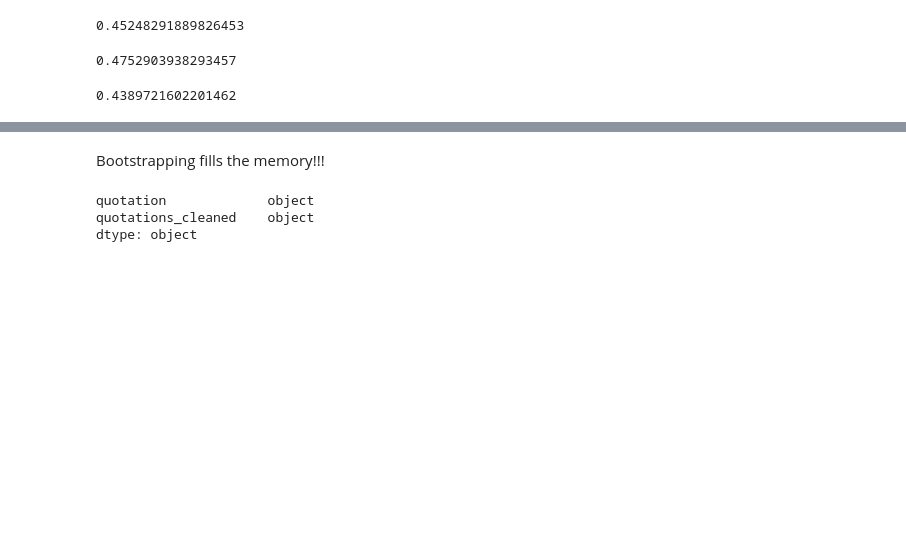
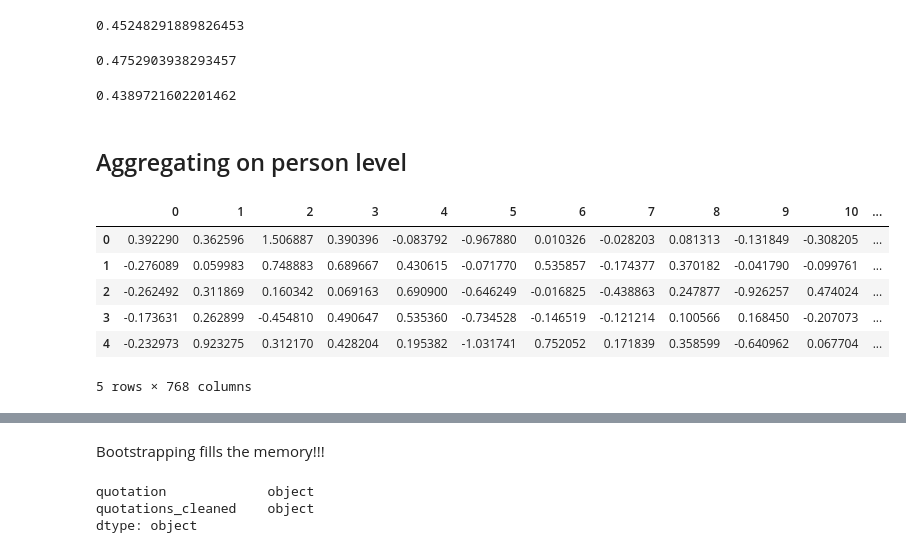
Before and after one commit to epfl-ada/ada-2021-project-the-internationadas, a Jupyter notebook: scripts/data_exploration.ipynb, the cells around one changed output, grey strips where cells are left out. Drawn from its saved outputs; the diff is of its cells as text; code cells hidden in the pictures; blank space fills up the shorter version.

```diff
--- a/scripts/data_exploration.ipynb
+++ b/scripts/data_exploration.ipynb
@@ -565,3 +583,18 @@ rep_bert_cos_similarity = bert_cos_similarity(df_quotations_rep)
 rep_bert_cos_similarity
 # %% [output]
 0.4389721602201462
+# %% [markdown]
+## Aggregating on person level
+# %%
+document_embeddings = sbert_model.encode(list(df_quotations['quotations_cleaned'])).astype(np.float32)
+# %%
+embeddings_df = pd.DataFrame(document_embeddings)
+embeddings_df.head()
+# %% [output]
+|  | 0 | 1 | 2 | 3 | 4 | 5 | 6 | 7 | 8 | 9 | 10 | ... |
+| 0 | 0.392290 | 0.362596 | 1.506887 | 0.390396 | -0.083792 | -0.967880 | 0.010326 | -0.028203 | 0.081313 | -0.131849 | -0.308205 | ... |
+| 1 | -0.276089 | 0.059983 | 0.748883 | 0.689667 | 0.430615 | -0.071770 | 0.535857 | -0.174377 | 0.370182 | -0.041790 | -0.099761 | ... |
+| 2 | -0.262492 | 0.311869 | 0.160342 | 0.069163 | 0.690900 | -0.646249 | -0.016825 | -0.438863 | 0.247877 | -0.926257 | 0.474024 | ... |
+| 3 | -0.173631 | 0.262899 | -0.454810 | 0.490647 | 0.535360 | -0.734528 | -0.146519 | -0.121214 | 0.100566 | 0.168450 | -0.207073 | ... |
+| 4 | -0.232973 | 0.923275 | 0.312170 | 0.428204 | 0.195382 | -1.031741 | 0.752052 | 0.171839 | 0.358599 | -0.640962 | 0.067704 | ... |
+5 rows × 768 columns
```
Also changed, not shown: parts of 39 cells of this notebook.
